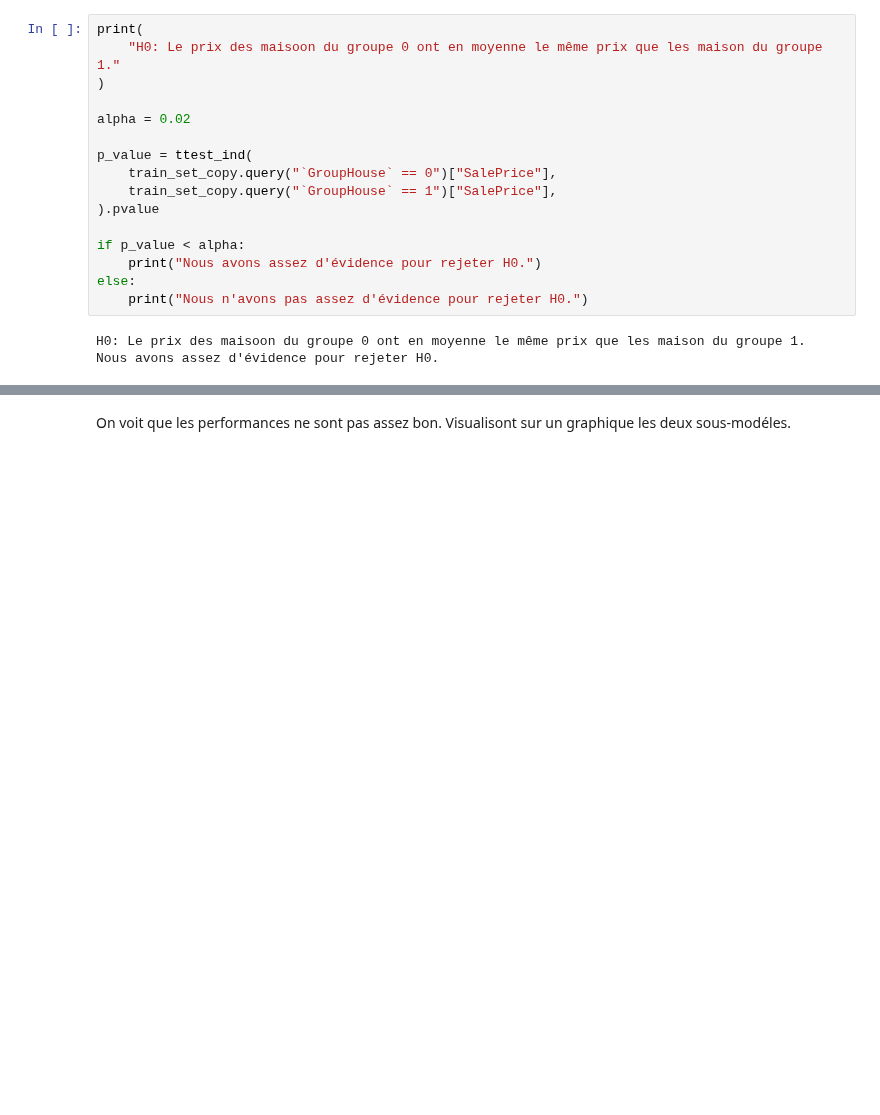
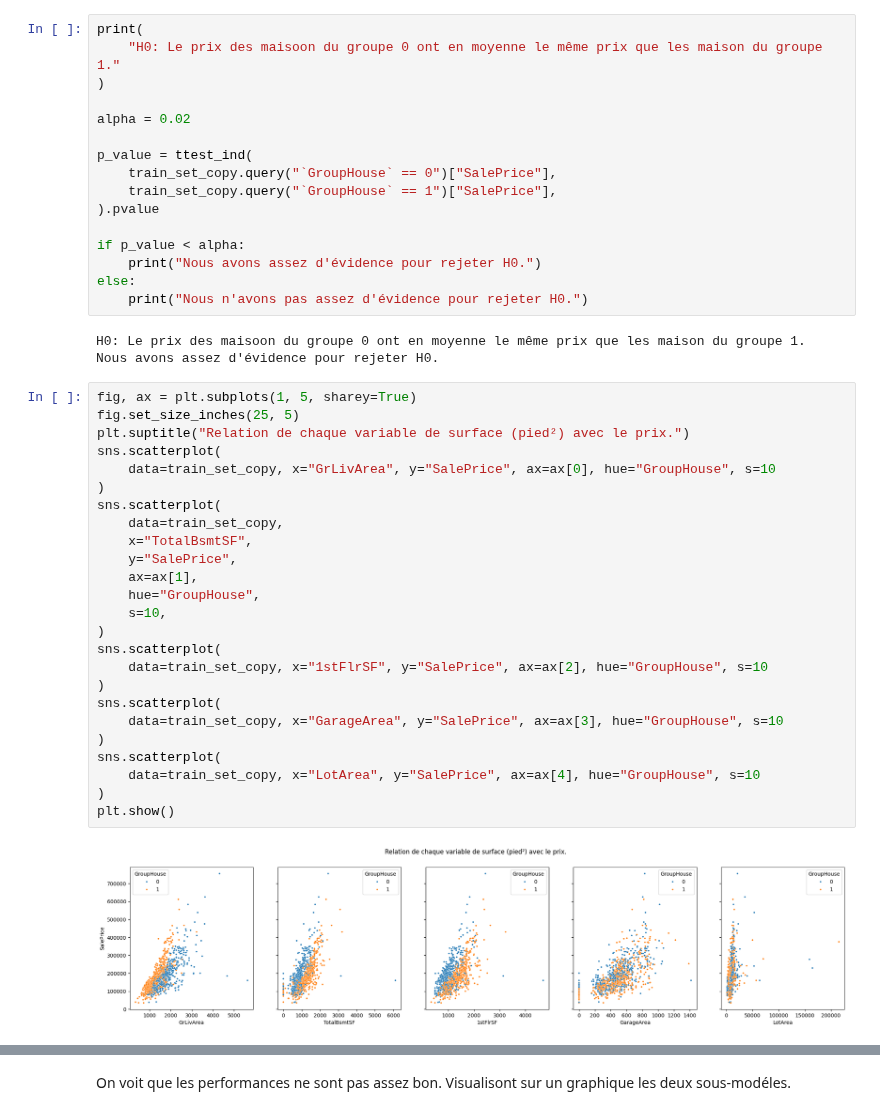
Before and after one commit to fmazur57u/Prediction_prix_immobilier, a Jupyter notebook: projet_prix_immobilier.ipynb, the cells around one changed output, grey strips where cells are left out. Cells and saved outputs as stored; diff of their text form; blank space fills up the shorter version.

```diff
--- a/projet_prix_immobilier.ipynb
+++ b/projet_prix_immobilier.ipynb
@@ -481,3 +323,30 @@ else:
 # %% [output]
 H0: Le prix des maisoon du groupe 0 ont en moyenne le même prix que les maison du groupe 1.
 Nous avons assez d'évidence pour rejeter H0.
+# %%
+fig, ax = plt.subplots(1, 5, sharey=True)
+fig.set_size_inches(25, 5)
+plt.suptitle("Relation de chaque variable de surface (pied²) avec le prix.")
+sns.scatterplot(
+    data=train_set_copy, x="GrLivArea", y="SalePrice", ax=ax[0], hue="GroupHouse", s=10
+)
+sns.scatterplot(
+    data=train_set_copy,
+    x="TotalBsmtSF",
+    y="SalePrice",
+    ax=ax[1],
+    hue="GroupHouse",
+    s=10,
+)
+sns.scatterplot(
+    data=train_set_copy, x="1stFlrSF", y="SalePrice", ax=ax[2], hue="GroupHouse", s=10
+)
+sns.scatterplot(
+    data=train_set_copy, x="GarageArea", y="SalePrice", ax=ax[3], hue="GroupHouse", s=10
+)
+sns.scatterplot(
+    data=train_set_copy, x="LotArea", y="SalePrice", ax=ax[4], hue="GroupHouse", s=10
+)
+plt.show()
+# %% [output]
+[figure, added]
```
Also changed, not shown: parts of 47 cells of this notebook.
